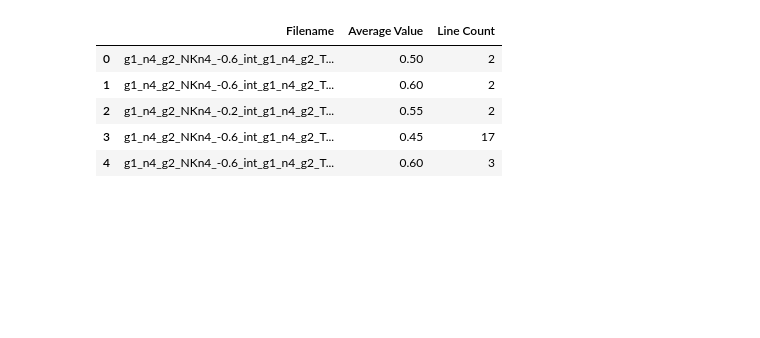
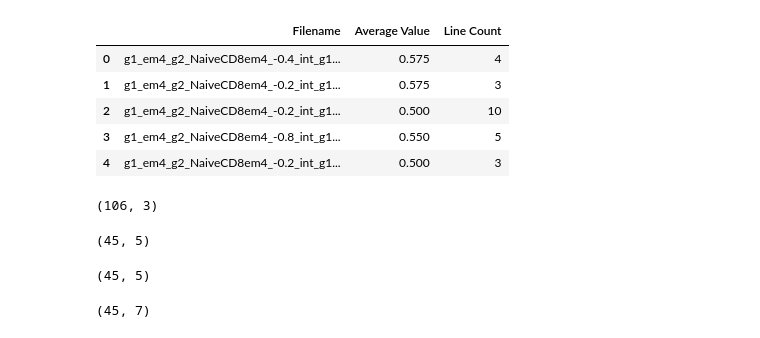
Before and after one commit to Irfanwustl/Research_code, a Jupyter notebook: tieredhash_table/tools/select_variableSMfroowngroup.ipynb, the cells around one changed output. Cells and saved outputs as stored; diff of their text form; code cells hidden in the pictures; blank space fills up the shorter version.

```diff
--- a/tieredhash_table/tools/select_variableSMfroowngroup.ipynb
+++ b/tieredhash_table/tools/select_variableSMfroowngroup.ipynb
@@ -1,13 +1,31 @@
 # %%
+#randomly select some sm to spot checks
+
+
+
+
+
 import pandas as pd
-infile='/Users/irffanalahi/Research/Research_update/SoftRD/hashtable_stats/tieredApproach/OwnGrouptest/try1/someTcell/n4n8/n4n8thresholder_linecount/n4_thresholdpos_allthresholdcombinations.txt'
+import sys
+infile='/Users/irffanalahi/Research/Research_update/SoftRD/hashtable_stats/tieredApproach/OwnGrouptest/try1/someTcell/someTcell_linecount/em4_thresholdpos_allthresholdcombinations.txt'
+currentct='em4'
+
+
+howmanyrandomsampleperpart=3
+
+centerlinenumber=[20,50,100,500,1000]
+correspondinggap=[2,2,10,20,100]
 
 indf=pd.read_csv(infile,sep='\t')
 indf.head()
 # %% [output]
 |  | Filename | Average Value | Line Count |
-| 0 | g1_n4_g2_NKn4_-0.6_int_g1_n4_g2_T... | 0.50 | 2 |
-| 1 | g1_n4_g2_NKn4_-0.6_int_g1_n4_g2_T... | 0.60 | 2 |
-| 2 | g1_n4_g2_NKn4_-0.2_int_g1_n4_g2_T... | 0.55 | 2 |
-| 3 | g1_n4_g2_NKn4_-0.6_int_g1_n4_g2_T... | 0.45 | 17 |
-| 4 | g1_n4_g2_NKn4_-0.6_int_g1_n4_g2_T... | 0.60 | 3 |
+| 0 | g1_em4_g2_NaiveCD8em4_-0.4_int_g1... | 0.575 | 4 |
+| 1 | g1_em4_g2_NaiveCD8em4_-0.2_int_g1... | 0.575 | 3 |
+| 2 | g1_em4_g2_NaiveCD8em4_-0.2_int_g1... | 0.500 | 10 |
+| 3 | g1_em4_g2_NaiveCD8em4_-0.8_int_g1... | 0.550 | 5 |
+| 4 | g1_em4_g2_NaiveCD8em4_-0.2_int_g1... | 0.500 | 3 |
+# %%
+indf[indf['Line Count']>=1000].shape
+# %% [output]
+(106, 3)
@@ -13,0 +99,10 @@ indf.head()
+# %%
+smlistdf=pd.concat(smlist)
+smlistdf.shape
+# %% [output]
+(45, 5)
+# %%
+smlistdf=smlistdf.drop_duplicates(subset='Filename', keep="first")
+smlistdf.shape
+# %% [output]
+(45, 5)
@@ -13,0 +112,5 @@ indf.head()
+# %%
+smlistdf['SM']='SM'+smlistdf['Cell Type']+"_"+smlistdf['index'].map(str)
+smlistdf.shape
+# %% [output]
+(45, 7)
```
Also changed, not shown: parts of 5 cells of this notebook, 36 other files.
